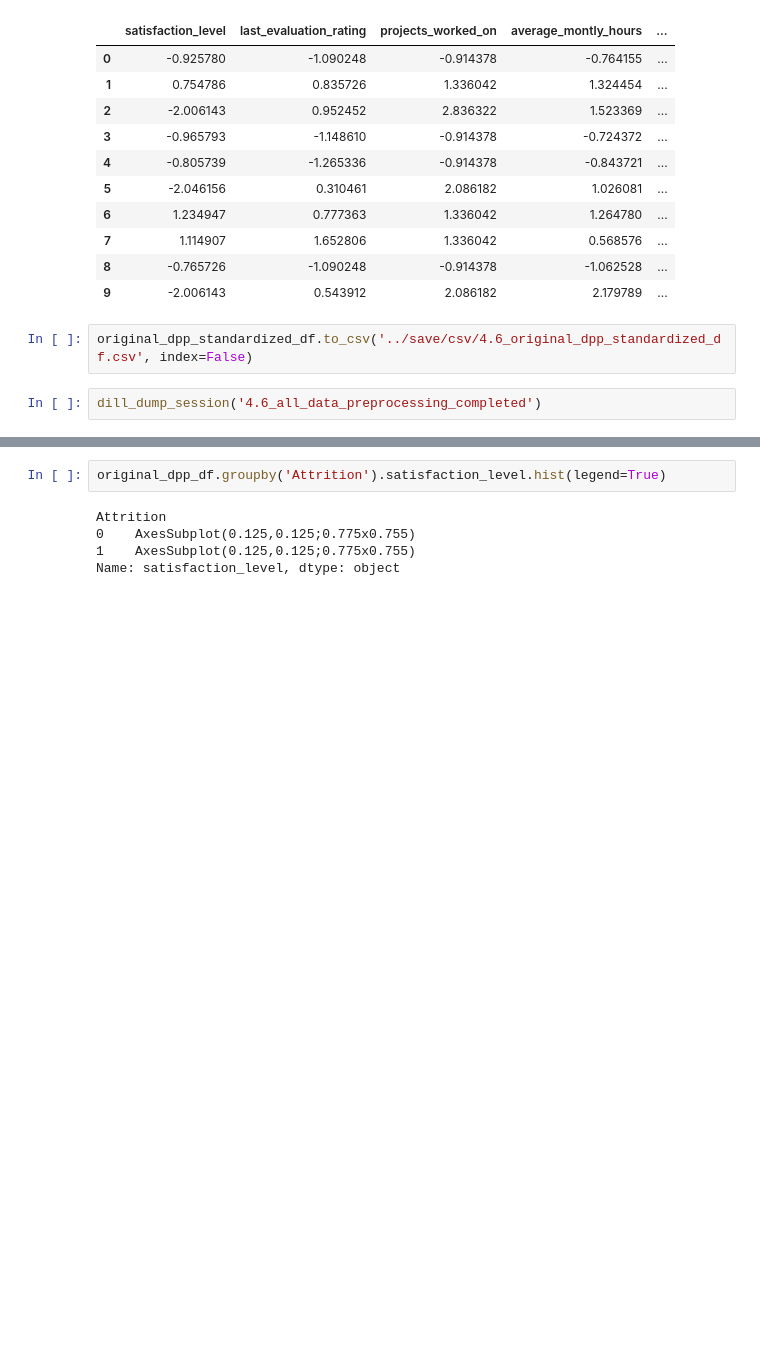
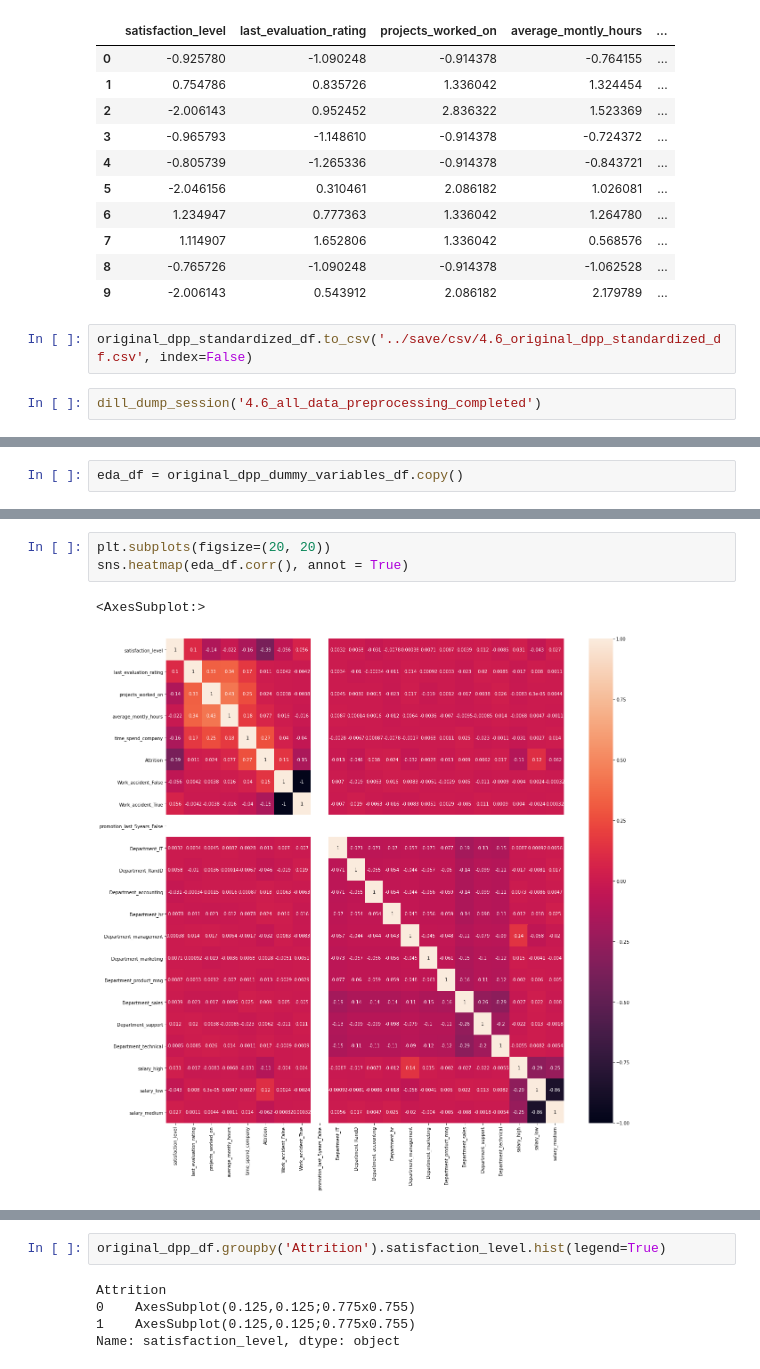
Before and after one commit to nalinsharma/BITSDissertation, a Jupyter notebook: ipynb/MidSemester.ipynb, the cells around one changed output, grey strips where cells are left out. Drawn from its saved outputs; the diff is of its cells as text; blank space fills up the shorter version.

```diff
--- a/ipynb/MidSemester.ipynb
+++ b/ipynb/MidSemester.ipynb
@@ -520,0 +523,2 @@ dill_dump_session('4.6_all_data_preprocessing_completed')
+# %%
+eda_df = original_dpp_dummy_variables_df.copy()
@@ -520,0 +589,6 @@ dill_dump_session('4.6_all_data_preprocessing_completed')
+# %%
+plt.subplots(figsize=(20, 20))
+sns.heatmap(eda_df.corr(), annot = True)
+# %% [output]
+<AxesSubplot:>
+[figure, added]
```
Also changed, not shown: parts of 35 cells of this notebook, 1 other file.
